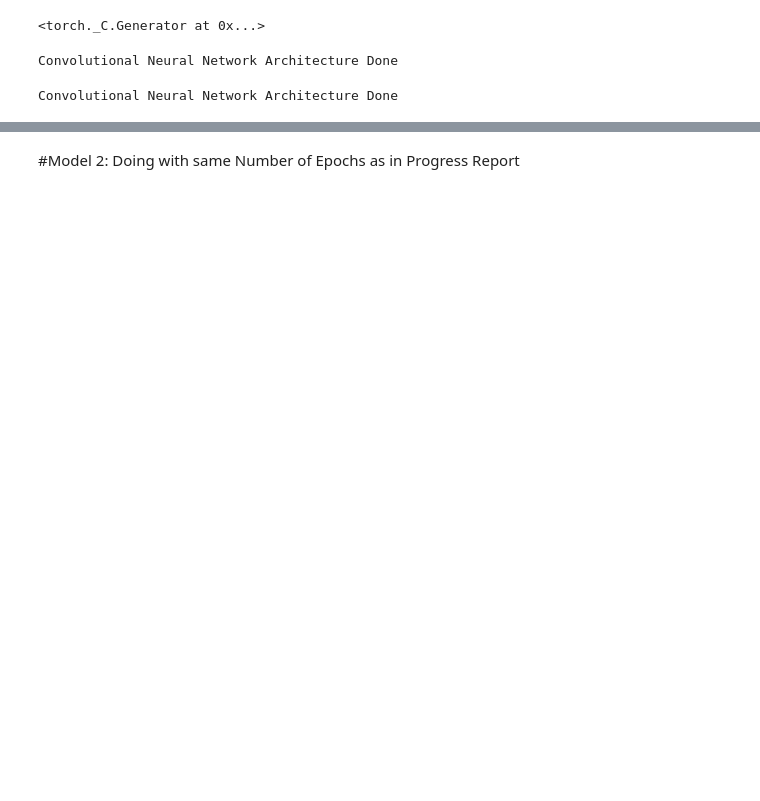
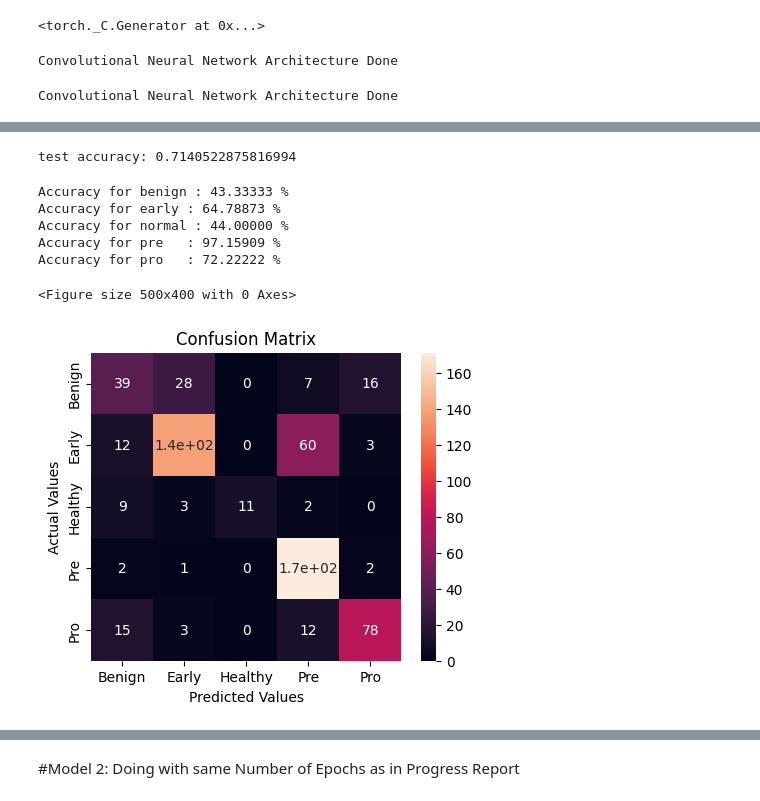
Before and after one commit to mikeacquaviva/APS360-Leukaemia-Classification, a Jupyter notebook: cnn_leukemia.ipynb, the cells around one changed output, grey strips where cells are left out. Drawn from its saved outputs; the diff is of its cells as text; code cells hidden in the pictures; blank space fills up the shorter version.

```diff
--- a/cnn_leukemia.ipynb
+++ b/cnn_leukemia.ipynb
@@ -284,16 +282,3 @@ from sklearn.metrics import confusion_matrix
-# %%
-def draw_confusion_matrix(predicted_labels, actual_labels):
-
-    cm = confusion_matrix(actual_labels, predicted_labels)
-    cm_df = pd.DataFrame(cm,
-                     index = ['BENIGN','EARLY', 'PRE', 'PRO'],
-                     columns = ['BENIGN','EARLY', 'PRE', 'PRO'])
-
-    plt.figure(figsize=(5,4))
-    plt.title('Confusion Matrix')
-    plt.ylabel('Actal Values')
-    plt.xlabel('Predicted Values')
-    plt.show()
 # %%
 def accuracy_class(model):
   correct_pred = {classname: 0 for classname in classes}
@@ -315,0 +369,14 @@ def accuracy_class(model):
+# %%
+test_accuracy = get_accuracy(more_net, test_loader)
+print("test accuracy:", test_accuracy)
+# %% [output]
+test accuracy: 0.7140522875816994
+# %%
+test_loader = torch.utils.data.DataLoader(test_full, batch_size=27, shuffle=True)
+accuracy_class(more_net)
+# %% [output]
+Accuracy for benign : 43.33333 %
+Accuracy for early : 64.78873 %
+Accuracy for normal : 44.00000 %
+Accuracy for pre   : 97.15909 %
+Accuracy for pro   : 72.22222 %
@@ -315,0 +407,11 @@ def accuracy_class(model):
+# %%
+predicted_labels = np.array([])
+actual_labels = np.array([])
+for x, y in test_loader:
+    predicted_labels = np.append(predicted_labels, more_net(x).argmax(dim=1).numpy())
+    actual_labels = np.append(actual_labels, y.numpy())
+
+draw_confusion_matrix(predicted_labels, actual_labels)
+# %% [output]
+<Figure size 500x400 with 0 Axes>
+[figure, added]
```
Also changed, not shown: parts of 25 cells of this notebook.
